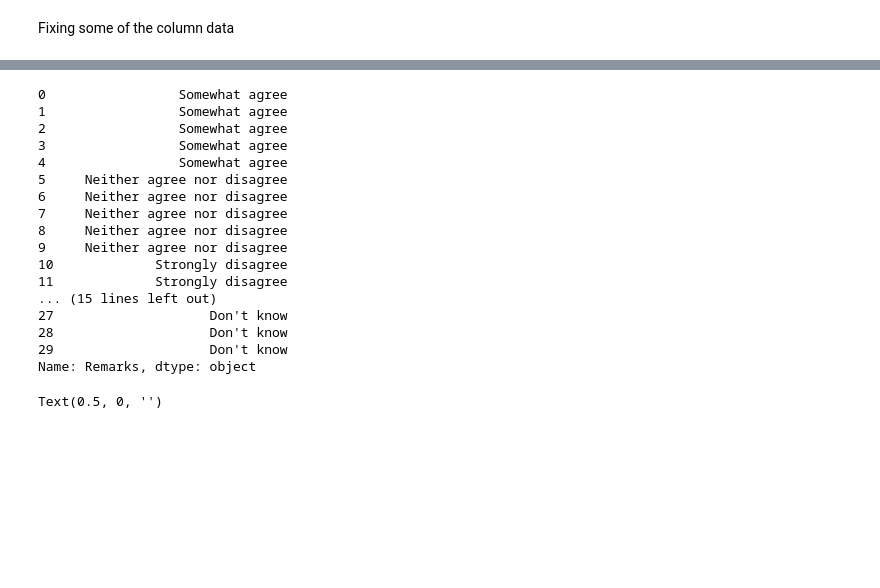
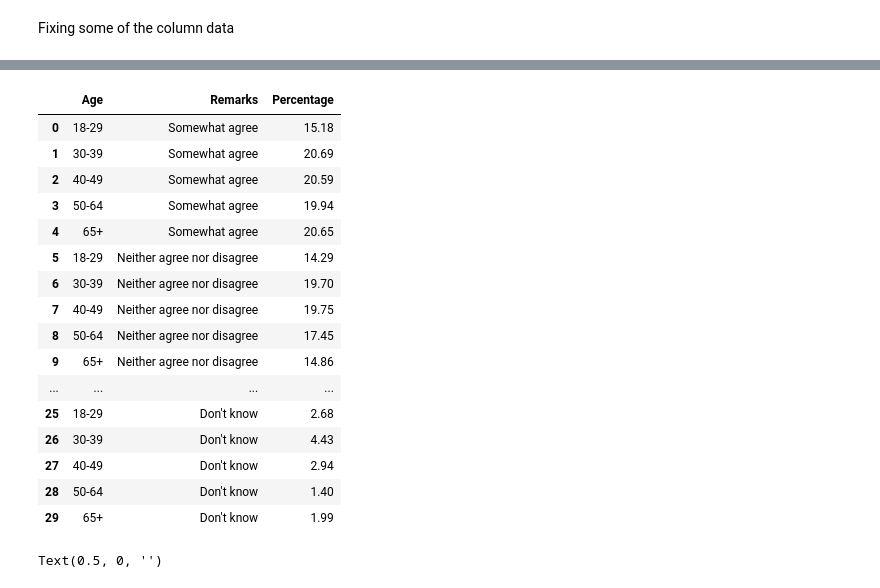
Before and after one commit to csmithchicago/DFP_WTHH_Data, a Jupyter notebook: analysis_dfp_wthh.ipynb, the cells around one changed output, grey strips where cells are left out. Cells and saved outputs as stored; diff of their text form; code cells hidden in the pictures; blank space fills up the shorter version.

```diff
--- a/analysis_dfp_wthh.ipynb
+++ b/analysis_dfp_wthh.ipynb
@@ -385,30 +339,29 @@ tbls[0][0]
 scaled = tbls[0][0]
 scaled = scaled.drop('Total', axis=1)
 # %%
-te = pd.DataFrame([(x, hue, vals) for (hue, x), vals in zip(it.product(scaled.index,
-                                                                       scaled.columns),
-                                                            scaled.values.flatten())])
-te.columns = ['Age', 'Remarks', 'Percentage']
-
-te.Remarks
+te = pd.DataFrame([(x, hue, vals) for (hue, x),
+                   vals in zip(it.product(scaled.index, scaled.columns),
+                               scaled.values.flatten())], columns = [col_name, index_name, 'Percentage'])
-# %% [output]
-0                 Somewhat agree
-1                 Somewhat agree
-2                 Somewhat agree
-3                 Somewhat agree
-4                 Somewhat agree
-5     Neither agree nor disagree
-6     Neither agree nor disagree
-7     Neither agree nor disagree
-8     Neither agree nor disagree
-9     Neither agree nor disagree
-10             Strongly disagree
-11             Strongly disagree
-... (15 lines left out)
-27                    Don't know
-28                    Don't know
-29                    Don't know
-Name: Remarks, dtype: object
+# %%
+te
+# %% [output]
+|  | Age | Remarks | Percentage |
+| 0 | 18-29 | Somewhat agree | 15.18 |
+| 1 | 30-39 | Somewhat agree | 20.69 |
+| 2 | 40-49 | Somewhat agree | 20.59 |
+| 3 | 50-64 | Somewhat agree | 19.94 |
+| 4 | 65+ | Somewhat agree | 20.65 |
+| 5 | 18-29 | Neither agree nor disagree | 14.29 |
+| 6 | 30-39 | Neither agree nor disagree | 19.70 |
+| 7 | 40-49 | Neither agree nor disagree | 19.75 |
+| 8 | 50-64 | Neither agree nor disagree | 17.45 |
+| 9 | 65+ | Neither agree nor disagree | 14.86 |
+| ... | ... | ... | ... |
+| 25 | 18-29 | Don't know | 2.68 |
+| 26 | 30-39 | Don't know | 4.43 |
+| 27 | 40-49 | Don't know | 2.94 |
+| 28 | 50-64 | Don't know | 1.40 |
+| 29 | 65+ | Don't know | 1.99 |
 # %%
 s = sns.barplot(te.Age, y=te.Percentage, hue=te.Remarks, data=te, order=age_order)
 s.figure.set_figheight(10)
```
Also changed, not shown: parts of 25 cells of this notebook, 2 other files.
